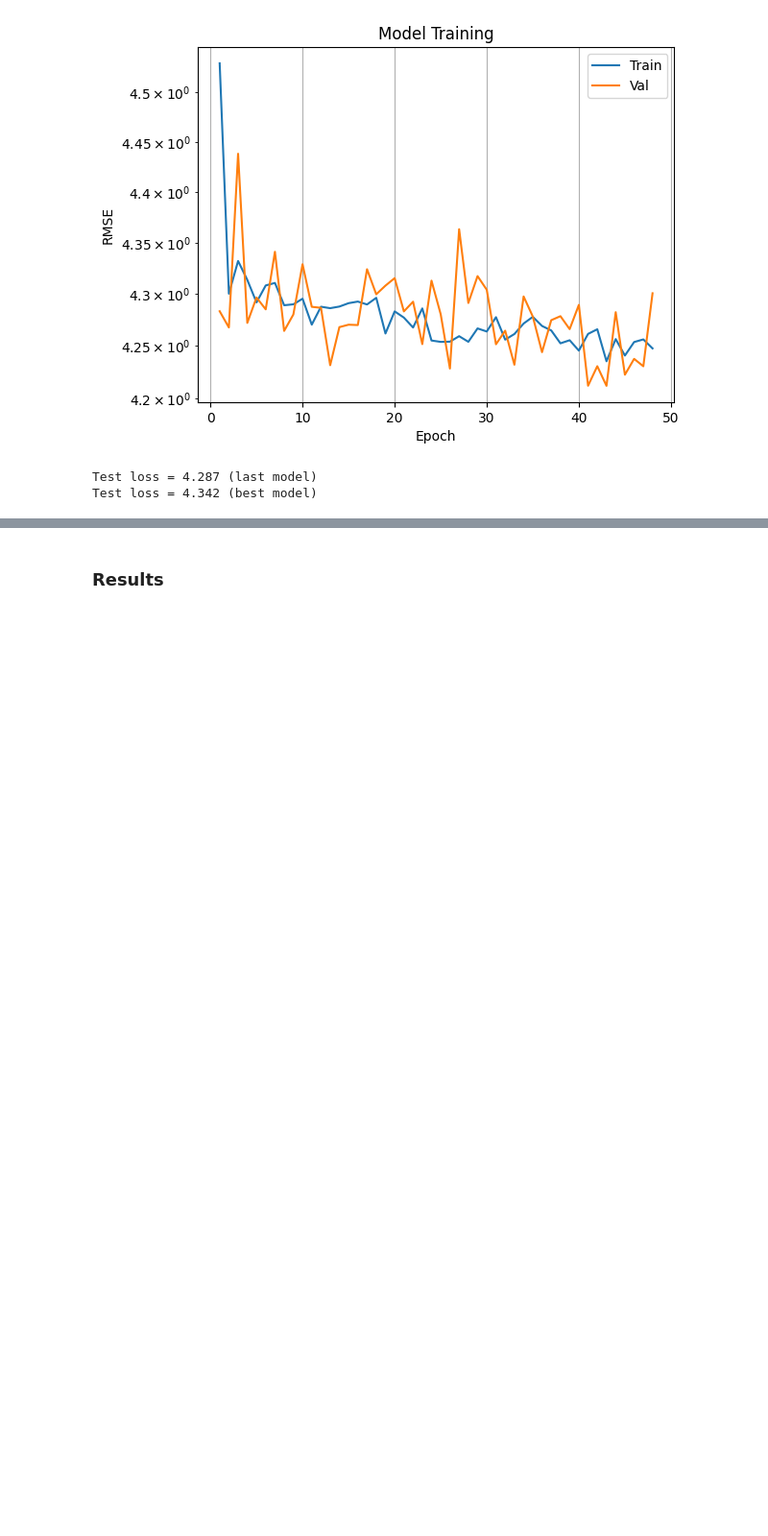
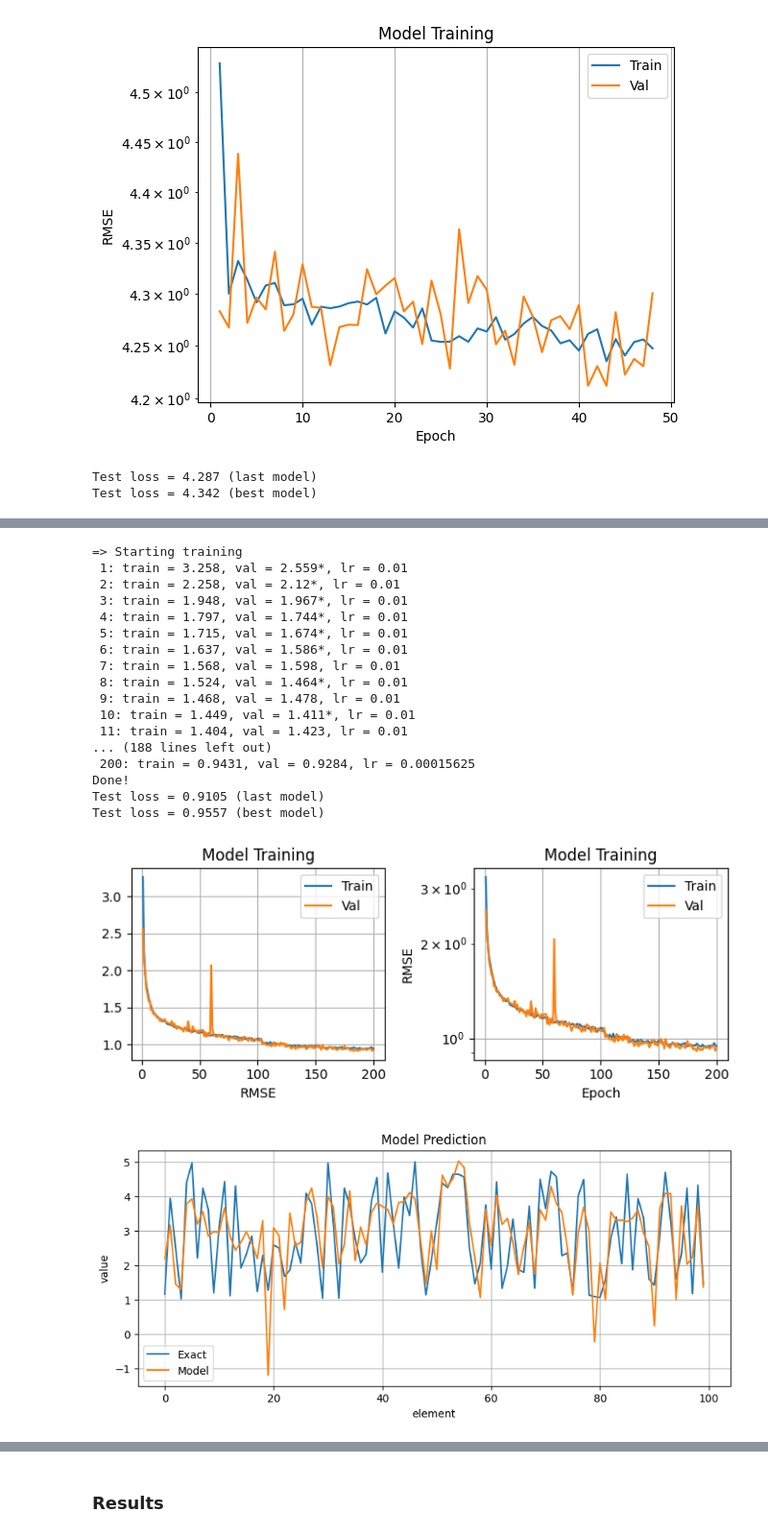
Before and after one commit to TiagoCAAmorim/SimModels, a Jupyter notebook: graph_nn/linear_equations/solve_lin_eq.ipynb, the cells around one changed output, grey strips where cells are left out. Shown at 96% size. Saved outputs shown, nothing was run; the diff lists cells and outputs as text; code cells hidden in the pictures; blank space fills up the shorter version.

```diff
--- a/graph_nn/linear_equations/solve_lin_eq.ipynb
+++ b/graph_nn/linear_equations/solve_lin_eq.ipynb
@@ -1659,0 +1812,29 @@ test_sample(model)
+# %%
+best01_inception4 = new_dict(best01_inception,
+                             {'file_name': 'best01_inception4',
+                              'latent_size': 32,
+                              'n_blocks':5,
+                              'deep_residual': True})
+# %%
+model = new_test(best01_inception4)
+test_sample(model)
+# %% [output]
+=> Starting training
+ 1: train = 3.258, val = 2.559*, lr = 0.01
+ 2: train = 2.258, val = 2.12*, lr = 0.01
+ 3: train = 1.948, val = 1.967*, lr = 0.01
+ 4: train = 1.797, val = 1.744*, lr = 0.01
+ 5: train = 1.715, val = 1.674*, lr = 0.01
+ 6: train = 1.637, val = 1.586*, lr = 0.01
+ 7: train = 1.568, val = 1.598, lr = 0.01
+ 8: train = 1.524, val = 1.464*, lr = 0.01
+ 9: train = 1.468, val = 1.478, lr = 0.01
+ 10: train = 1.449, val = 1.411*, lr = 0.01
+ 11: train = 1.404, val = 1.423, lr = 0.01
+... (188 lines left out)
+ 200: train = 0.9431, val = 0.9284, lr = 0.00015625
+Done!
+Test loss = 0.9105 (last model)
+Test loss = 0.9557 (best model)
+[figure, added]
+[figure, added]
```
Also changed, not shown: parts of 40 cells of this notebook.
